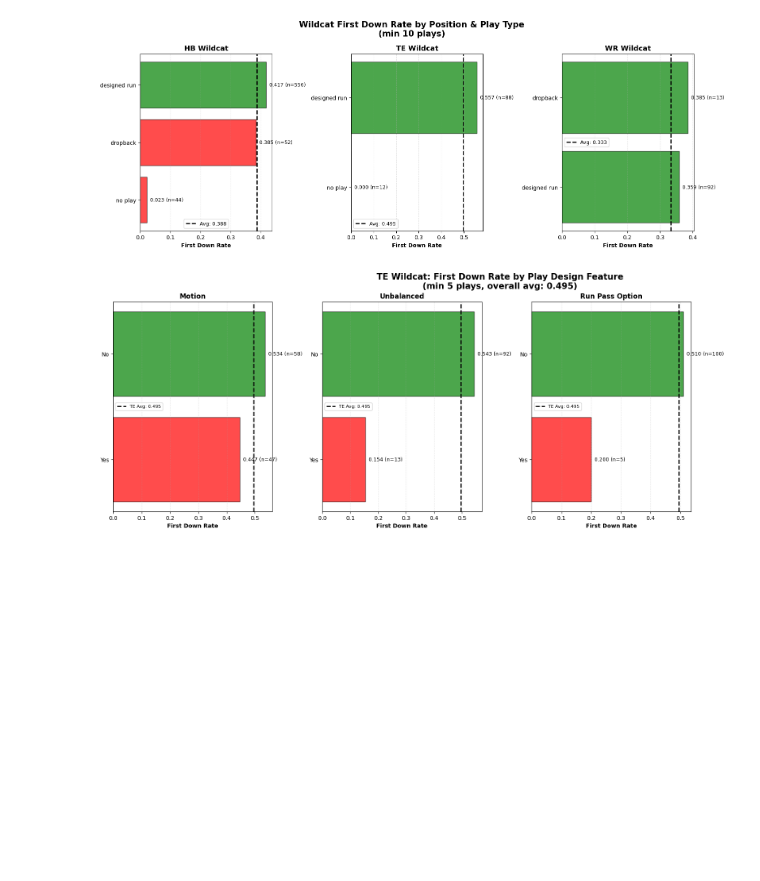
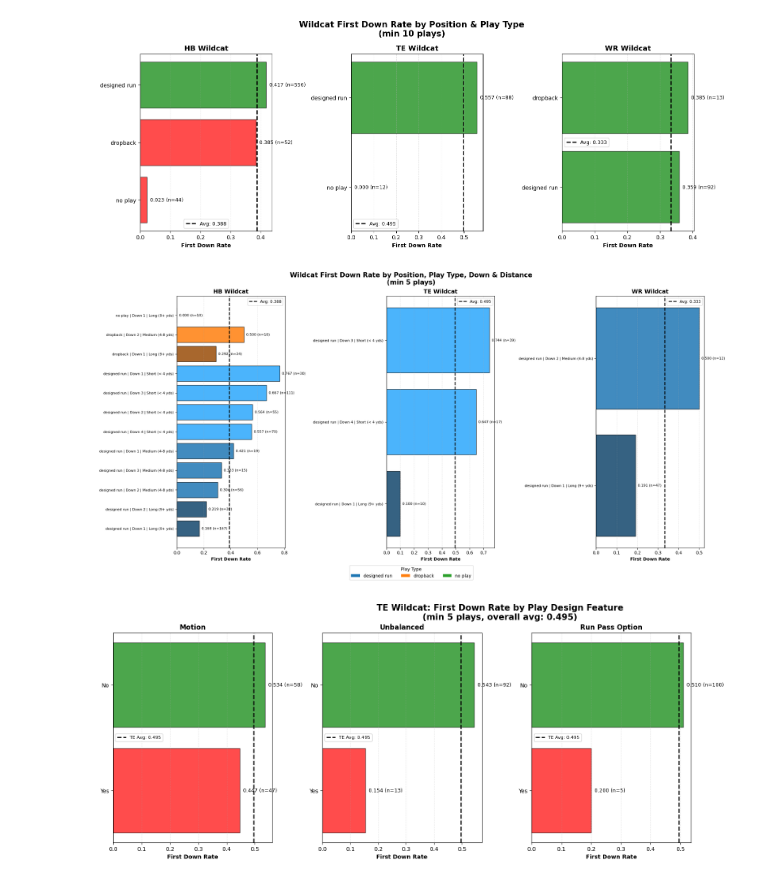
Before and after one commit to bchm513/football_wildcats, a Jupyter notebook: research2.ipynb, the cells around one changed output. Saved outputs shown, nothing was run; the diff lists cells and outputs as text; code cells hidden in the pictures; blank space fills up the shorter version.

Commit message:
add graphs

```diff
--- a/research2.ipynb
+++ b/research2.ipynb
@@ -86,6 +98,87 @@ plt.tight_layout()
 plt.show()
 # %% [output]
 [figure]
+# %%
+def assign_distance(d):
+    if d < 4: return 'Short (< 4 yds)'
+    elif d <= 8: return 'Medium (4-8 yds)'
+    else: return 'Long (9+ yds)'
+
+down_order = {1: 'Down 1', 2: 'Down 2', 3: 'Down 3', 4: 'Down 4'}
+
+wildcats = plays[plays['wildcat_play'] == 1].copy()
+wildcats['down_label'] = wildcats['down'].map(down_order)
+
+wildcats['distance_bucket'] = wildcats['distance'].apply(assign_distance)
+
+wildcat_distances = wildcats[wildcats['wildcat_position'].isin(['HB', 'WR', 'TE'])].groupby(['down_label', 'distance_bucket', 'play_type', 'wildcat_position']).agg(
+    plays=('wildcat_play', 'size'),
+    first_down_rate=('first_down_gained_numeric', 'mean')
+).reset_index()
+
+# wildcat_distances
+# %%
+distance_shade_factor = {
+    'Short (< 4 yds)': 1.4,    # lighter
+    'Medium (4-8 yds)': 1.0,   # base color
+    'Long (9+ yds)': 0.6        # darker
+}
+
+def adjust_color(color, factor):
+    rgb = mcolors.to_rgb(color)
+    adjusted = tuple(min(1.0, max(0.0, c * factor)) for c in rgb)
+    return adjusted
+
+
+min_plays = 10
+
+filtered = wildcats[wildcats['wildcat_position'].isin(['HB', 'WR', 'TE'])]
+wildcat_distances = wildcat_distances[wildcat_distances['plays'] >= min_plays].copy()
+wildcat_distances['y_label'] = wildcat_distances['play_type'] + ' | ' + wildcat_distances['down_label'] + ' | ' + wildcat_distances['distance_bucket']
+
+# assign a color per play type
+play_types = wildcat_distances['play_type'].unique()
+color_palette = plt.cm.tab10.colors
+play_type_colors = {pt: color_palette[i % len(color_palette)] for i, pt in enumerate(play_types)}
+
+positions = wildcat_distances['wildcat_position'].unique()
+fig, axes = plt.subplots(1, len(positions), figsize=(20, 10), sharey=False)
+
+for ax, position in zip(axes, positions):
+    pos_data = wildcat_distances[wildcat_distances['wildcat_position'] == position]\
+        .sort_values(['play_type', 'first_down_rate'], ascending=[True, True])\
+        .reset_index(drop=True)
+
+    overall_avg = filtered[filtered['wildcat_position'] == position]['first_down_gained_numeric'].mean()
+
+    for pos, (_, row) in enumerate(pos_data.iterrows()):
+        base_color = play_type_colors[row['play_type']]
+        factor = distance_shade_factor[row['distance_bucket']]
+        color = adjust_color(base_color, factor)
+        ax.barh(pos, row['first_down_rate'], color=color, alpha=0.85, edgecolor='black')
+        ax.text(row['first_down_rate'], pos,
+                f"  {row['first_down_rate']:.3f} (n={row['plays']})",
+                va='center', fontsize=8)
+
+    ax.set_yticks(range(len(pos_data)))
+    ax.set_yticklabels(pos_data['y_label'], fontsize=8)
+    ax.axvline(overall_avg, color='black', linestyle='--', linewidth=2, label=f'Avg: {overall_avg:.3f}')
+    ax.set_title(f'{position} Wildcat', fontweight='bold', fontsize=13)
+    ax.set_xlabel('First Down Rate', fontweight='bold')
+    ax.legend(fontsize=9)
+    ax.grid(axis='x', alpha=0.3, linestyle='--')
+
+# shared play type legend
+legend_elements = [Patch(facecolor=c, label=pt) for pt, c in play_type_colors.items()]
+fig.legend(handles=legend_elements, loc='lower center', ncol=len(play_types),
+           fontsize=10, title='Play Type', bbox_to_anchor=(0.5, 0))
+
+plt.suptitle(f'Wildcat First Down Rate by Position, Play Type, Down & Distance\n(min {min_plays} plays)',
+             fontsize=15, fontweight='bold')
+plt.tight_layout(rect=[0, 0.05, 1, 1])
+plt.show()
+# %% [output]
+[figure, added]
 # %%
 min_plays = 5  # lower threshold given smaller sample
 
```
Also changed, not shown: parts of 2 cells of this notebook, 1 other file.
